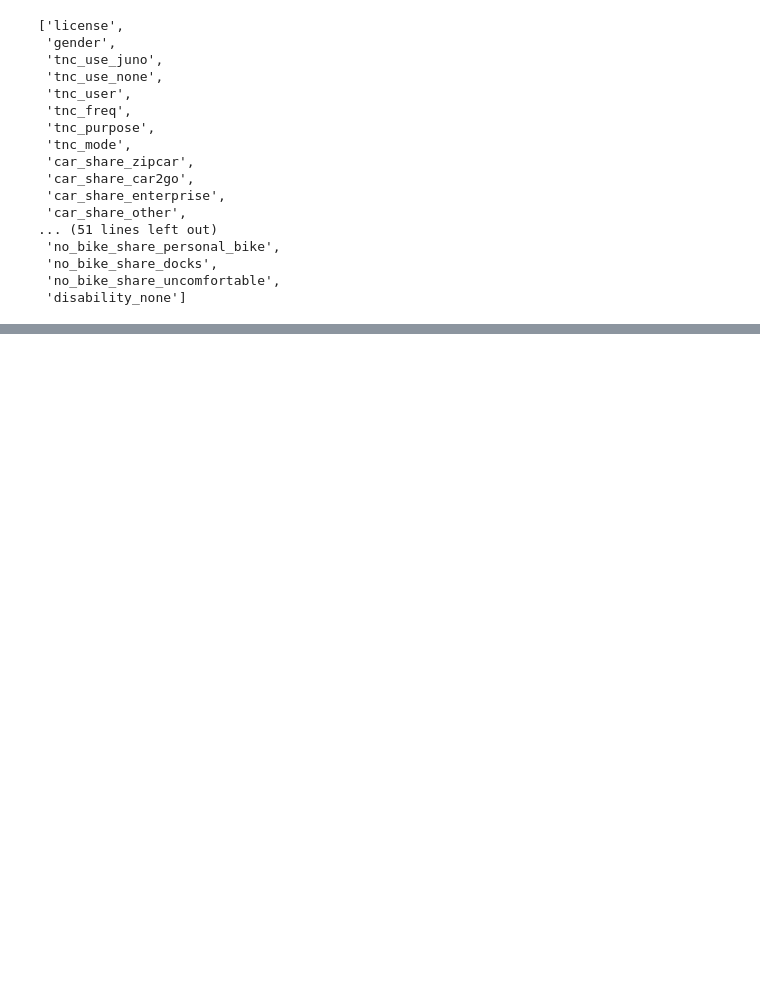
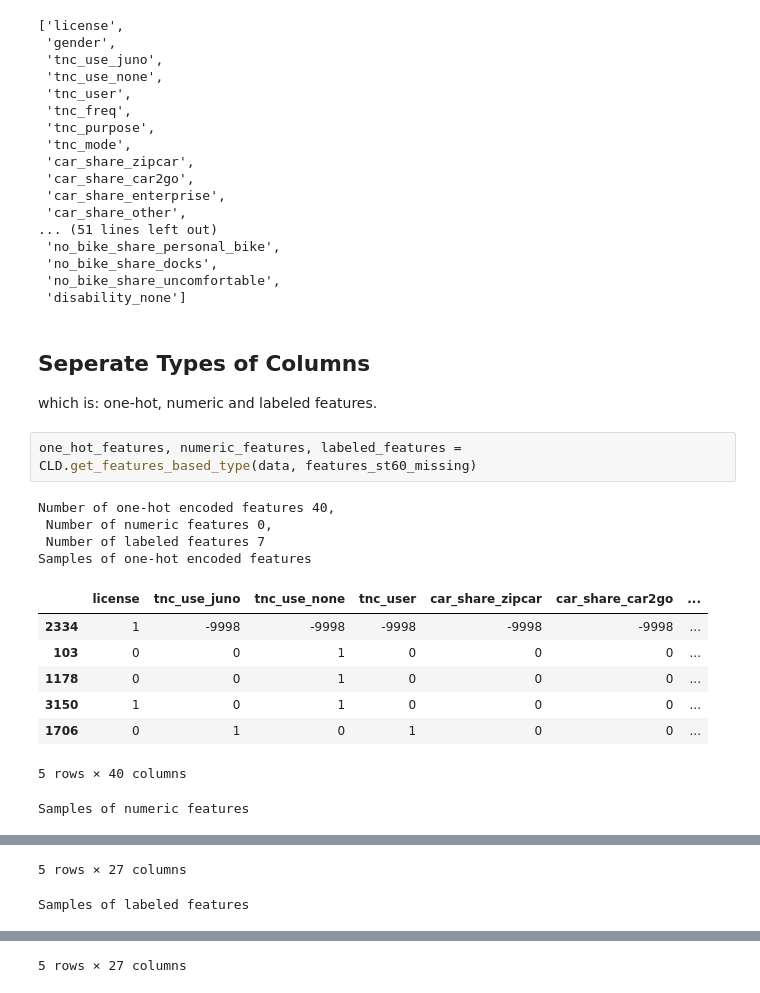
Before and after one commit to mawada-sweis/Clustering-Analysis, a Jupyter notebook: notebooks/cleaning_data.ipynb, the cells around one changed output, grey strips where cells are left out. Cells and saved outputs as stored; diff of their text form; blank space fills up the shorter version.

```diff
--- a/notebooks/cleaning_data.ipynb
+++ b/notebooks/cleaning_data.ipynb
@@ -214,3 +214,21 @@ features_st60_missing
  'no_bike_share_docks',
  'no_bike_share_uncomfortable',
  'disability_none']
+# %% [markdown]
+## Seperate Types of Columns
+which is: one-hot, numeric and labeled features.
+# %%
+one_hot_features, numeric_features, labeled_features = CLD.get_features_based_type(data, features_st60_missing)
+# %% [output]
+Number of one-hot encoded features 40,
+ Number of numeric features 0,
+ Number of labeled features 7
+Samples of one-hot encoded features
+|  | license | tnc_use_juno | tnc_use_none | tnc_user | car_share_zipcar | car_share_car2go | ... |
+| 2334 | 1 | -9998 | -9998 | -9998 | -9998 | -9998 | ... |
+| 103 | 0 | 0 | 1 | 0 | 0 | 0 | ... |
+| 1178 | 0 | 0 | 1 | 0 | 0 | 0 | ... |
+| 3150 | 1 | 0 | 1 | 0 | 0 | 0 | ... |
+| 1706 | 0 | 1 | 0 | 1 | 0 | 0 | ... |
+5 rows × 40 columns
+Samples of numeric features
@@ -216,0 +241,2 @@ features_st60_missing
+5 rows × 27 columns
+Samples of labeled features
@@ -216,0 +249 @@ features_st60_missing
+5 rows × 27 columns
```
Also changed, not shown: parts of 3 cells of this notebook, 1 other file.
